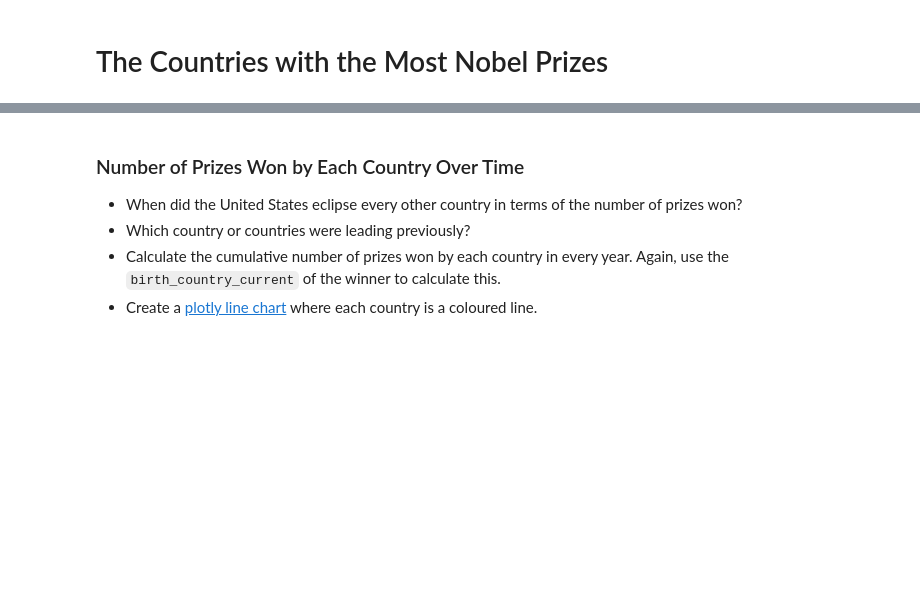
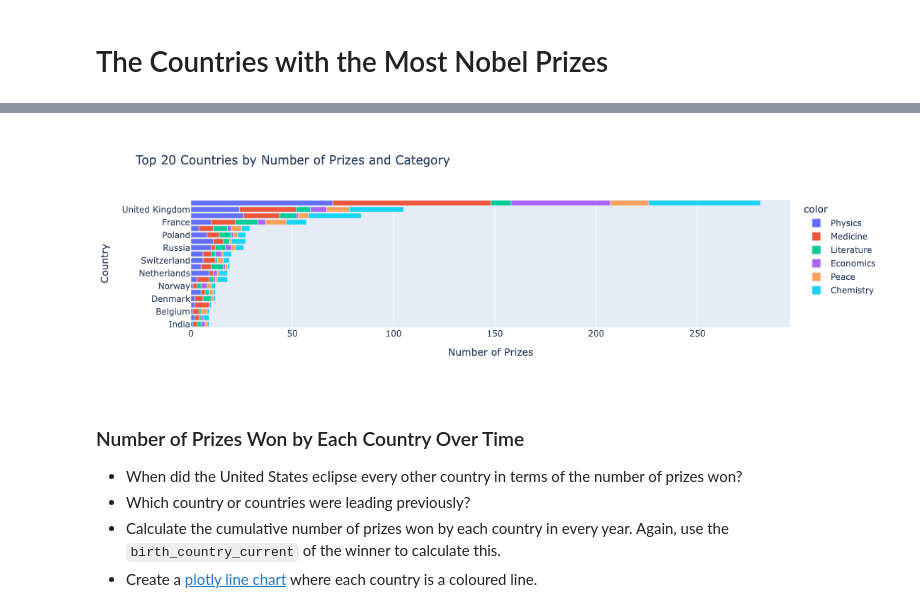
Before and after one commit to 4Scored/hundred_days_of_code, a Jupyter notebook: Advanced/d79_nobel_analysis/Nobel_Prize_Analysis_(start).ipynb, the cells around one changed output, grey strips where cells are left out. Cells and saved outputs as stored; diff of their text form; code cells hidden in the pictures; blank space fills up the shorter version.

```diff
--- a/Advanced/d79_nobel_analysis/Nobel_Prize_Analysis_(start).ipynb
+++ b/Advanced/d79_nobel_analysis/Nobel_Prize_Analysis_(start).ipynb
@@ -364,3 +427,11 @@ The hard part is preparing the data for this chart!
+# %%
+cat_country_bar = px.bar(x=merged_cat_top_countries_df["cat_prize"], y=merged_cat_top_countries_df["birth_country_current"],
+                         color=merged_cat_top_countries_df["category"], orientation="h",
+                         title="Top 20 Countries by Number of Prizes and Category")
+cat_country_bar.update_layout(xaxis_title="Number of Prizes", yaxis_title="Country")
+cat_country_bar.show()
+# %% [output]
+[figure, added]
 # %% [markdown]
 ### Number of Prizes Won by Each Country Over Time
 
```
Also changed, not shown: parts of 23 cells of this notebook.
